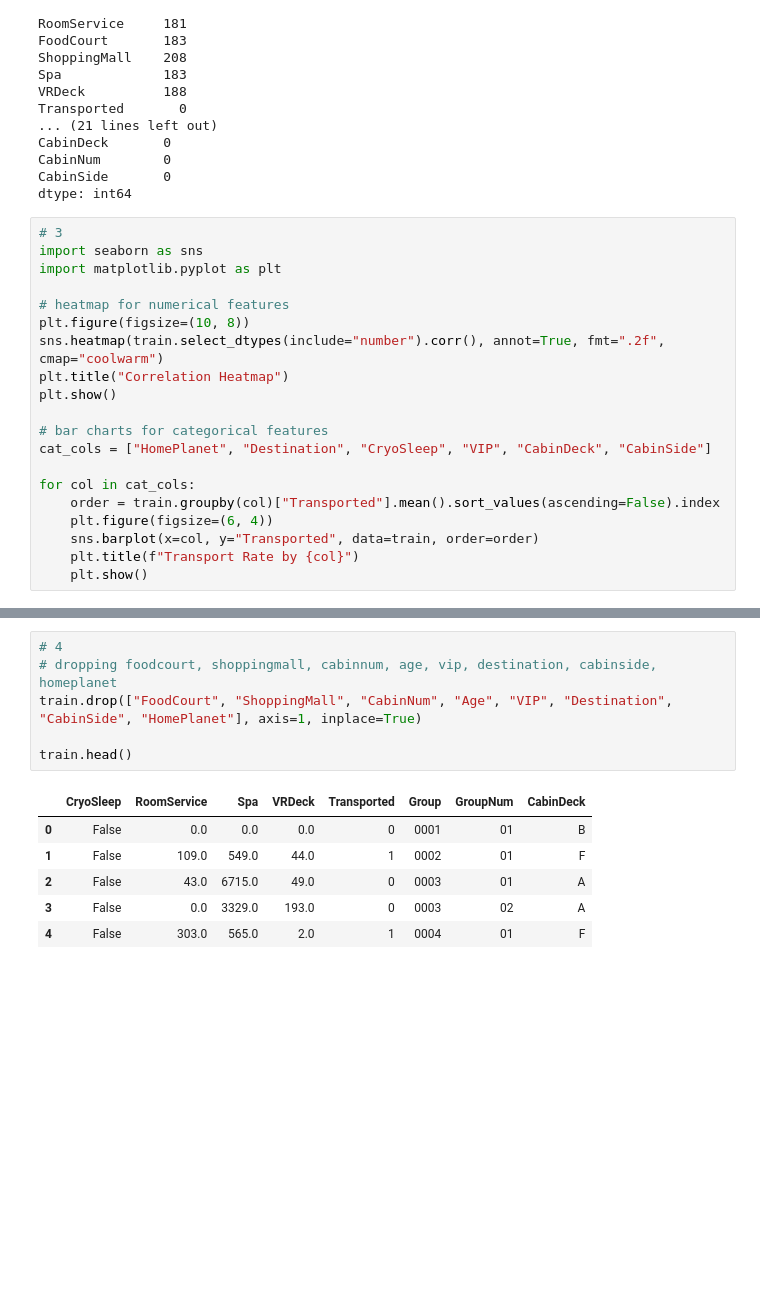
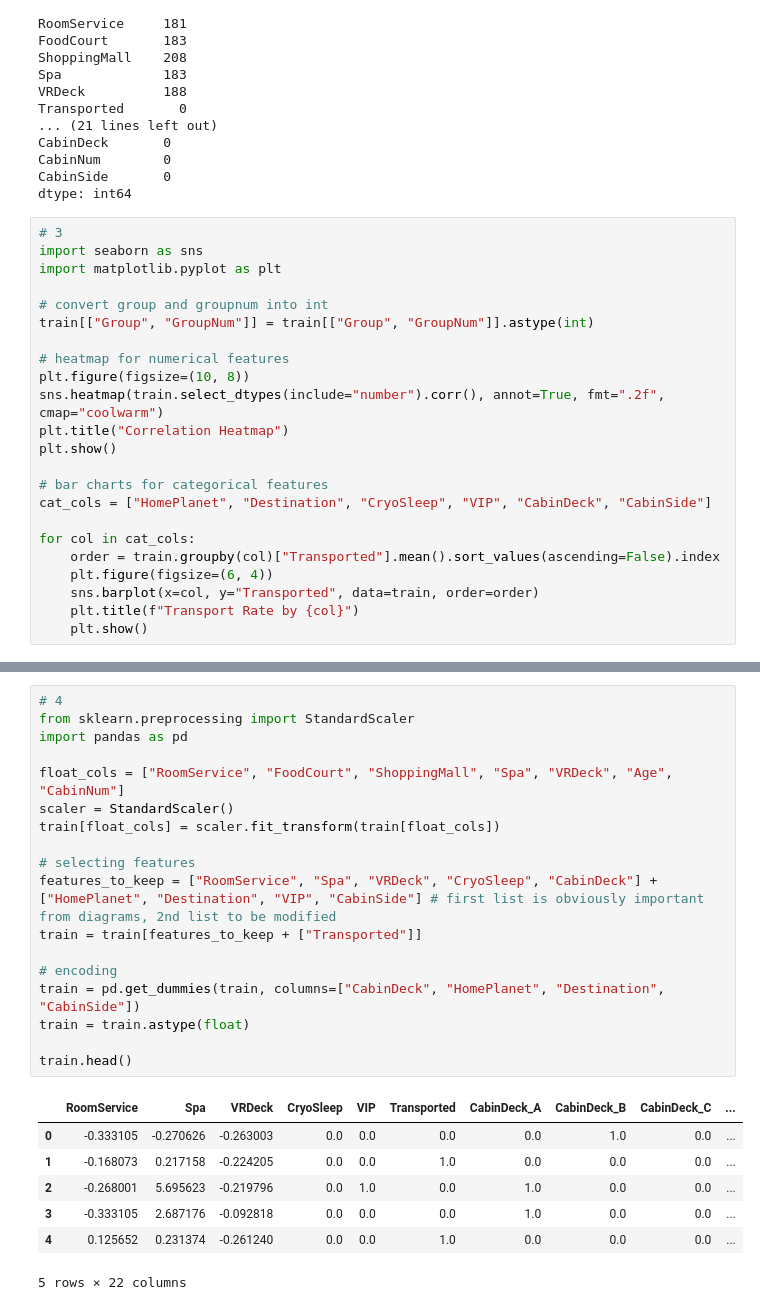
Before and after one commit to ha-d1/spaceship-titantic, a Jupyter notebook: kaylee.ipynb, the cells around one changed output, grey strips where cells are left out. Saved outputs shown, nothing was run; the diff lists cells and outputs as text; blank space fills up the shorter version.

```diff
--- a/kaylee.ipynb
+++ b/kaylee.ipynb
@@ -87,6 +87,9 @@ dtype: int64
 # 3
 import seaborn as sns
 import matplotlib.pyplot as plt
+
+# convert group and groupnum into int
+train[["Group", "GroupNum"]] = train[["Group", "GroupNum"]].astype(int)
 
 # heatmap for numerical features
 plt.figure(figsize=(10, 8))
@@ -113,14 +116,27 @@ for col in cat_cols:
 [figure]
 # %%
 # 4
-# dropping foodcourt, shoppingmall, cabinnum, age, vip, destination, cabinside, homeplanet
-train.drop(["FoodCourt", "ShoppingMall", "CabinNum", "Age", "VIP", "Destination", "CabinSide", "HomePlanet"], axis=1, inplace=True)
+from sklearn.preprocessing import StandardScaler
+import pandas as pd
+
+float_cols = ["RoomService", "FoodCourt", "ShoppingMall", "Spa", "VRDeck", "Age", "CabinNum"]
+scaler = StandardScaler()
+train[float_cols] = scaler.fit_transform(train[float_cols])
+
+# selecting features
+features_to_keep = ["RoomService", "Spa", "VRDeck", "CryoSleep", "CabinDeck"] + ["HomePlanet", "Destination", "VIP", "CabinSide"] # first list is obviously important from diagrams, 2nd list to be modified
+train = train[features_to_keep + ["Transported"]]
+
+# encoding
+train = pd.get_dummies(train, columns=["CabinDeck", "HomePlanet", "Destination", "CabinSide"])
+train = train.astype(float)
 
 train.head()
 # %% [output]
-|  | CryoSleep | RoomService | Spa | VRDeck | Transported | Group | GroupNum | CabinDeck |
-| 0 | False | 0.0 | 0.0 | 0.0 | 0 | 0001 | 01 | B |
-| 1 | False | 109.0 | 549.0 | 44.0 | 1 | 0002 | 01 | F |
-| 2 | False | 43.0 | 6715.0 | 49.0 | 0 | 0003 | 01 | A |
-| 3 | False | 0.0 | 3329.0 | 193.0 | 0 | 0003 | 02 | A |
-| 4 | False | 303.0 | 565.0 | 2.0 | 1 | 0004 | 01 | F |
+|  | RoomService | Spa | VRDeck | CryoSleep | VIP | Transported | CabinDeck_A | CabinDeck_B | CabinDeck_C | ... |
+| 0 | -0.333105 | -0.270626 | -0.263003 | 0.0 | 0.0 | 0.0 | 0.0 | 1.0 | 0.0 | ... |
+| 1 | -0.168073 | 0.217158 | -0.224205 | 0.0 | 0.0 | 1.0 | 0.0 | 0.0 | 0.0 | ... |
+| 2 | -0.268001 | 5.695623 | -0.219796 | 0.0 | 1.0 | 0.0 | 1.0 | 0.0 | 0.0 | ... |
+| 3 | -0.333105 | 2.687176 | -0.092818 | 0.0 | 0.0 | 0.0 | 1.0 | 0.0 | 0.0 | ... |
+| 4 | 0.125652 | 0.231374 | -0.261240 | 0.0 | 0.0 | 1.0 | 0.0 | 0.0 | 0.0 | ... |
+5 rows × 22 columns
```
Also changed, not shown: parts of 4 cells of this notebook.
